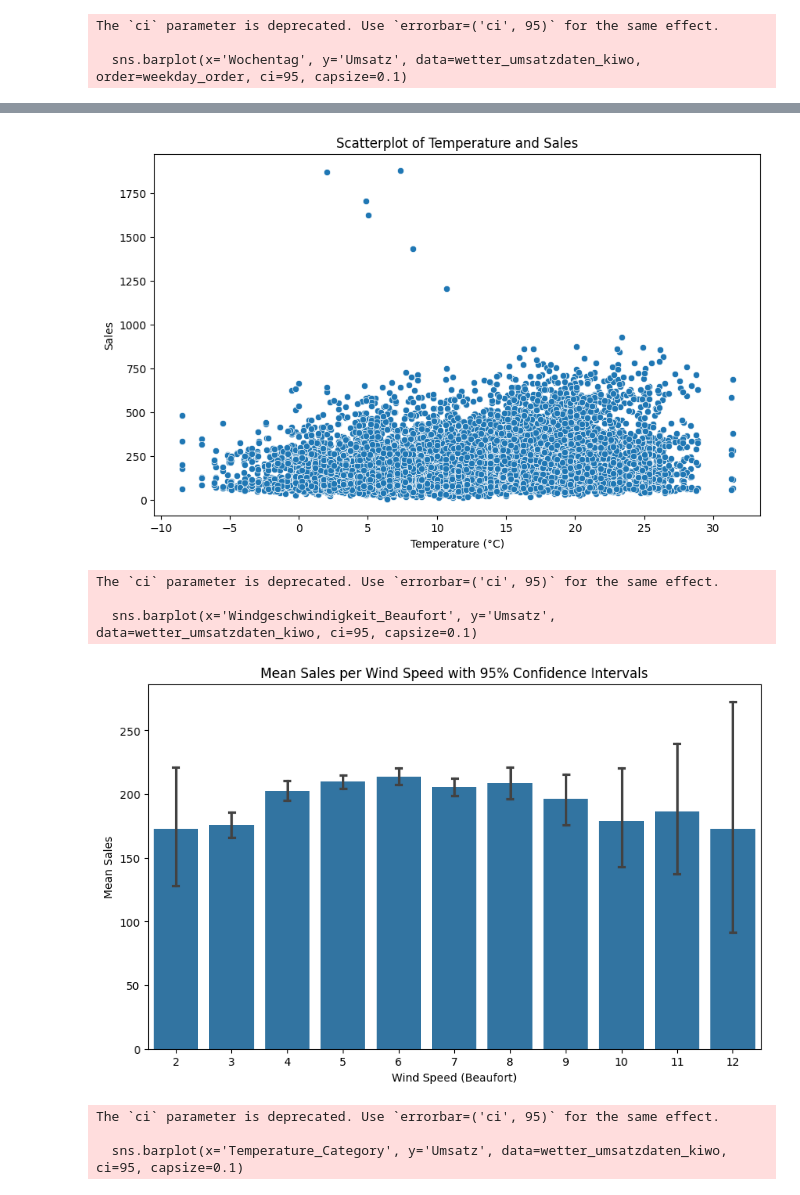
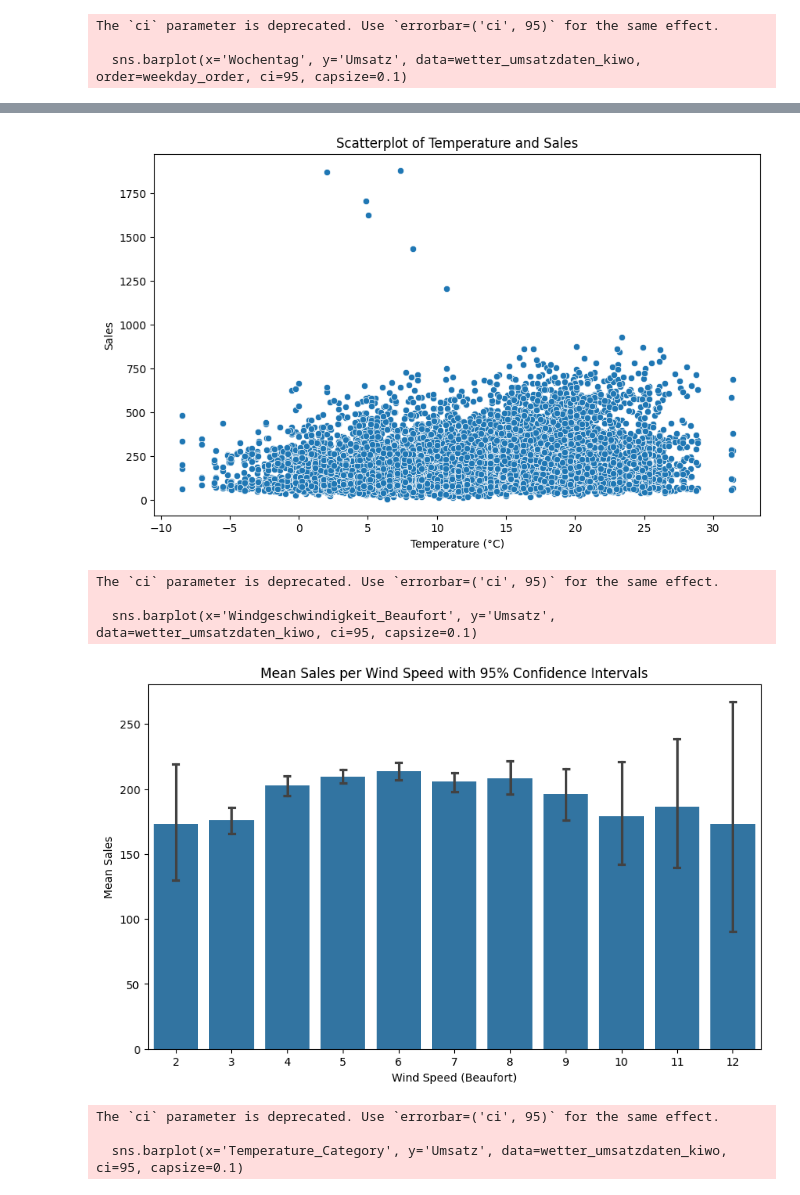
Before and after one commit to Marcel-Ag/Team_Raum-3_BakerySalesPredictions, a Jupyter notebook: 1_DatasetCharacteristics/DataVis.ipynb, the cells around one changed output, grey strips where cells are left out. Cells and saved outputs as stored; diff of their text form; code cells hidden in the pictures.

Commit message:
changed imort folder to new processed file

```diff
--- a/1_DatasetCharacteristics/DataVis.ipynb
+++ b/1_DatasetCharacteristics/DataVis.ipynb
@@ -5,7 +5,7 @@ import matplotlib.pyplot as plt
 import seaborn as sns
 
 # Load the processed dataset
-wetter_umsatzdaten_kiwo = pd.read_csv("../1_DatasetCharacteristics/processed_data.csv")
+wetter_umsatzdaten_kiwo = pd.read_csv("../0_DataPreparation/processed_data.csv")
 print(wetter_umsatzdaten_kiwo.columns)
 # Step 1: Visualization - Mean sales per weekday
 plt.figure(figsize=(12, 6))
@@ -84,16 +84,16 @@ Index(['Datum', 'Bewoelkung', 'Temperatur', 'Windgeschwindigkeit',
       dtype='object')
 The `ci` parameter is deprecated. Use `errorbar=('ci', 95)` for the same effect.
 
   sns.barplot(x='Wochentag', y='Umsatz', data=wetter_umsatzdaten_kiwo, order=weekday_order, ci=95, capsize=0.1)
 [figure]
 [figure]
 [figure]
 [figure]
 [figure]
 The `ci` parameter is deprecated. Use `errorbar=('ci', 95)` for the same effect.
 
   sns.barplot(x='Windgeschwindigkeit_Beaufort', y='Umsatz', data=wetter_umsatzdaten_kiwo, ci=95, capsize=0.1)
-[figure, old version]
+[figure, new version]
 The `ci` parameter is deprecated. Use `errorbar=('ci', 95)` for the same effect.
 
   sns.barplot(x='Temperature_Category', y='Umsatz', data=wetter_umsatzdaten_kiwo, ci=95, capsize=0.1)
```
Also changed, not shown: parts of 1 cell of this notebook.
